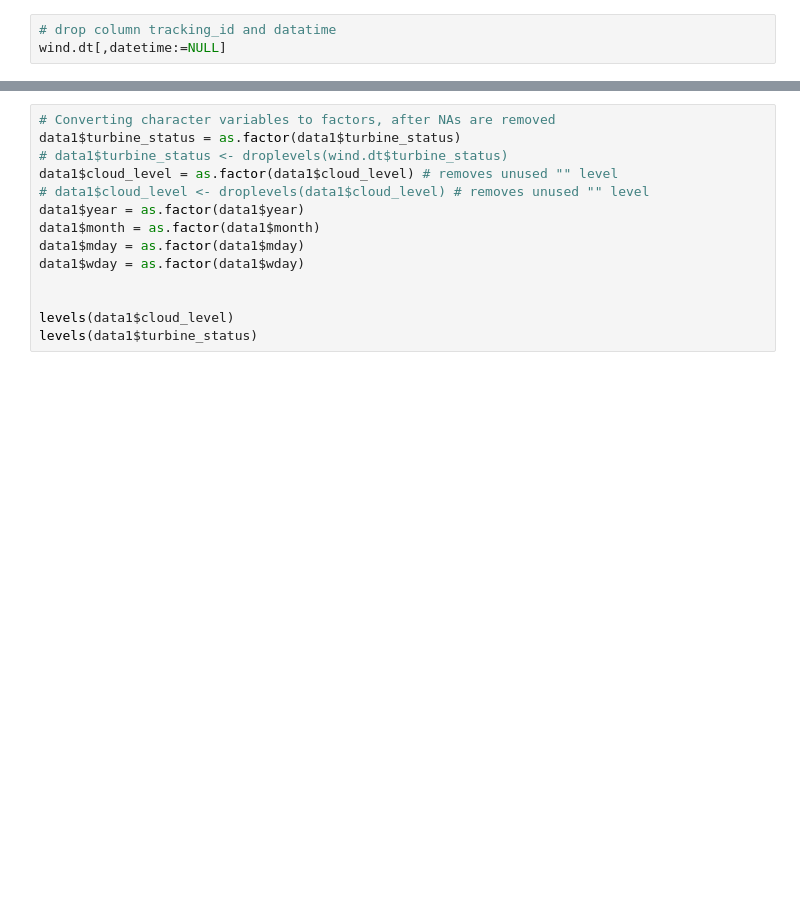
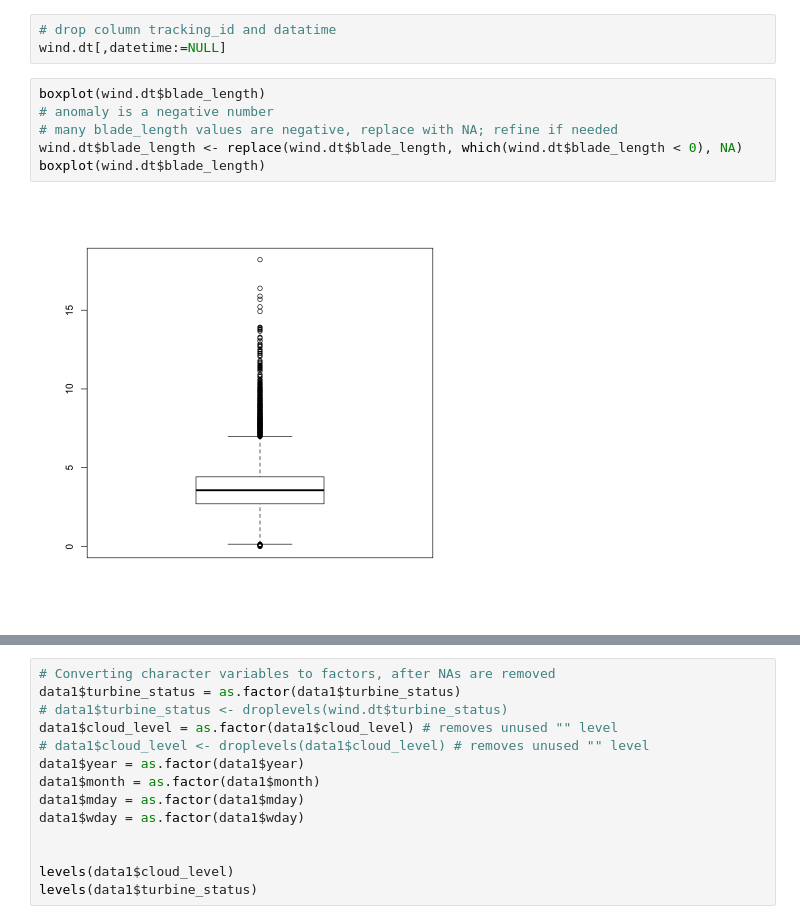
Before and after one commit to leakin185/windmill_power_generation_prediction, a Jupyter notebook: 1. Data Cleaning & Exploration.ipynb, the cells around one changed output, grey strips where cells are left out. Saved outputs shown, nothing was run; the diff lists cells and outputs as text; blank space fills up the shorter version.

```diff
--- a/1. Data Cleaning & Exploration.ipynb
+++ b/1. Data Cleaning & Exploration.ipynb
@@ -191,3 +191,11 @@ Warning message in plot.aggr(res, ...):
 # %%
 # drop column tracking_id and datatime
 wind.dt[,datetime:=NULL]
+# %%
+boxplot(wind.dt$blade_length)
+# anomaly is a negative number
+# many blade_length values are negative, replace with NA; refine if needed
+wind.dt$blade_length <- replace(wind.dt$blade_length, which(wind.dt$blade_length < 0), NA)
+boxplot(wind.dt$blade_length)
+# %% [output]
+[figure, new version]
```
Also changed, not shown: parts of 19 cells of this notebook, 2 other files.
